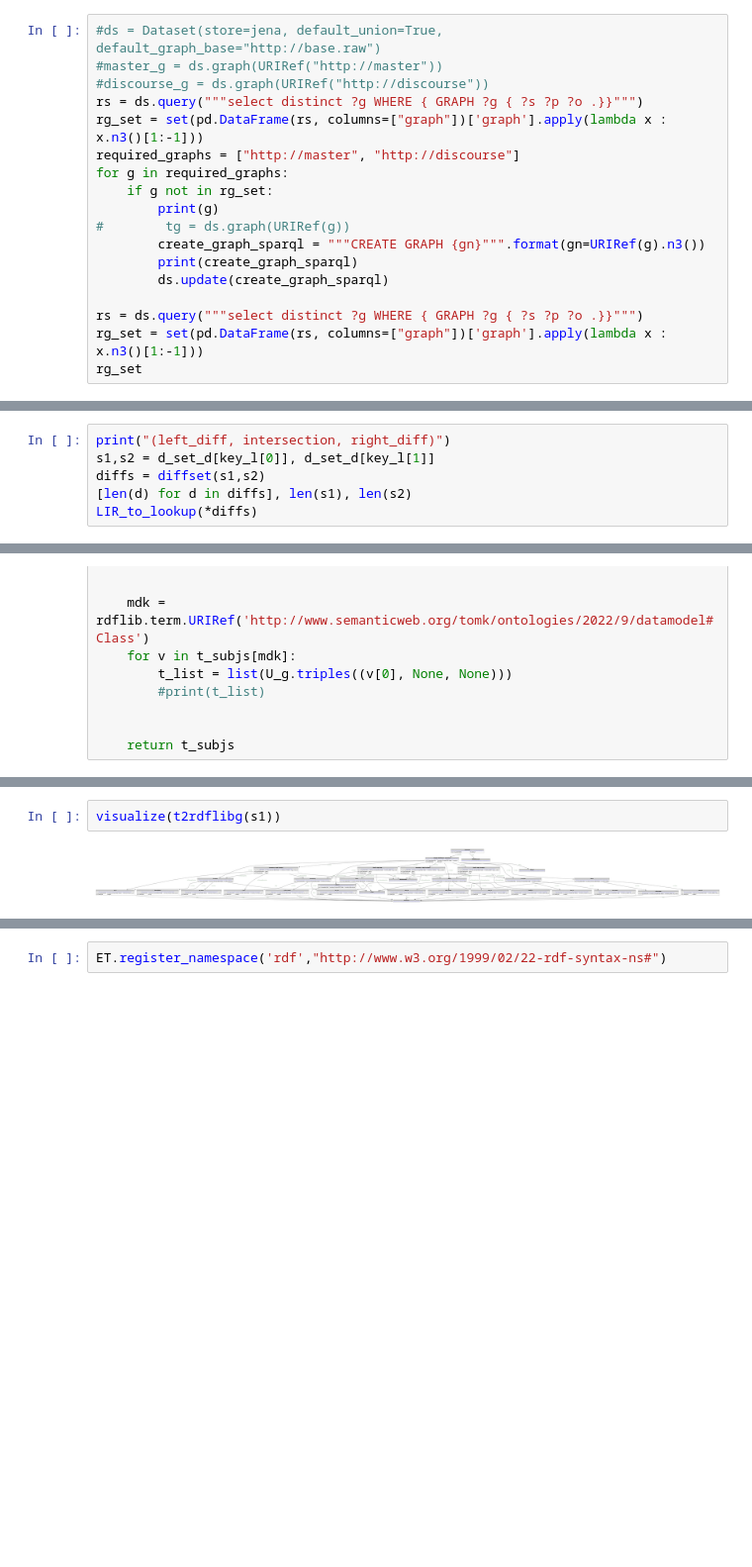
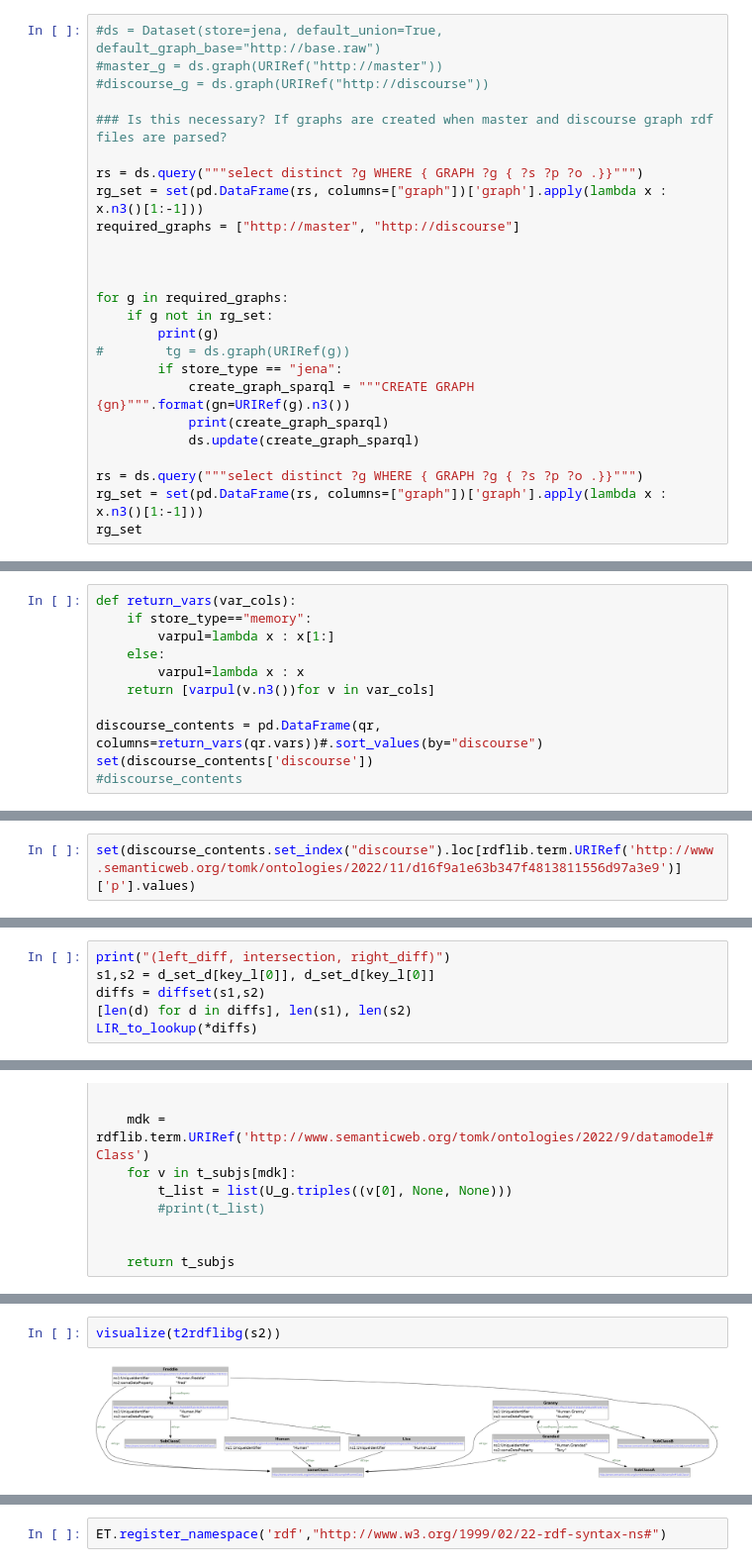
Before and after one commit to MrTomKimber/datamodels, a Jupyter notebook: IDE/Fuseki IO development iv - refit to new org.ipynb, the cells around one changed output, grey strips where cells are left out. Shown at 99% size. Saved outputs shown, nothing was run; the diff lists cells and outputs as text; blank space fills up the shorter version.

Commit message:
implemented metastaticproperty resolution AND switchable Jena/in-Memory sparqlstore options

```diff
--- a/IDE/Fuseki IO development iv - refit to new org.ipynb
+++ b/IDE/Fuseki IO development iv - refit to new org.ipynb
@@ -179,16 +187,23 @@ if do == "Yes":
 #ds = Dataset(store=jena, default_union=True, default_graph_base="http://base.raw")
 #master_g = ds.graph(URIRef("http://master"))
 #discourse_g = ds.graph(URIRef("http://discourse"))
+
+### Is this necessary? If graphs are created when master and discourse graph rdf files are parsed?
+
 rs = ds.query("""select distinct ?g WHERE { GRAPH ?g { ?s ?p ?o .}}""")
 rg_set = set(pd.DataFrame(rs, columns=["graph"])['graph'].apply(lambda x : x.n3()[1:-1]))
 required_graphs = ["http://master", "http://discourse"]
+
+
+
 for g in required_graphs:
     if g not in rg_set:
         print(g)
 #        tg = ds.graph(URIRef(g))
-        create_graph_sparql = """CREATE GRAPH {gn}""".format(gn=URIRef(g).n3())
-        print(create_graph_sparql)
-        ds.update(create_graph_sparql)
+        if store_type == "jena":
+            create_graph_sparql = """CREATE GRAPH {gn}""".format(gn=URIRef(g).n3())
+            print(create_graph_sparql)
+            ds.update(create_graph_sparql)
 
 rs = ds.query("""select distinct ?g WHERE { GRAPH ?g { ?s ?p ?o .}}""")
 rg_set = set(pd.DataFrame(rs, columns=["graph"])['graph'].apply(lambda x : x.n3()[1:-1]))
@@ -556,0 +619,11 @@ discourse_contents
+# %%
+def return_vars(var_cols):
+    if store_type=="memory":
+        varpul=lambda x : x[1:]
+    else:
+        varpul=lambda x : x
+    return [varpul(v.n3())for v in var_cols]
+
+discourse_contents = pd.DataFrame(qr, columns=return_vars(qr.vars))#.sort_values(by="discourse")
+set(discourse_contents['discourse'])
+#discourse_contents
@@ -556,0 +632,2 @@ discourse_contents
+# %%
+set(discourse_contents.set_index("discourse").loc[rdflib.term.URIRef('http://www.semanticweb.org/tomk/ontologies/2022/11/d16f9a1e63b347f4813811556d97a3e9')]['p'].values)
@@ -592,7 +674,7 @@ def LIR_to_lookup(L,I,R):
 import hashlib
 # %%
 print("(left_diff, intersection, right_diff)")
-s1,s2 = d_set_d[key_l[0]], d_set_d[key_l[1]]
+s1,s2 = d_set_d[key_l[0]], d_set_d[key_l[0]]
 diffs = diffset(s1,s2)
 [len(d) for d in diffs], len(s1), len(s2)
 LIR_to_lookup(*diffs)
@@ -734,6 +815,6 @@ typeset.symmetric_difference(obset).symmetric_difference(types)
 # %%
-visualize(t2rdflibg(s1))
+visualize(t2rdflibg(s2))
 # %% [output]
-[figure, old version]
+[figure, new version]
 # %%
 [len(q) for q in [L,I,R]]
```
Also changed, not shown: parts of 37 cells of this notebook, 9 other files.
